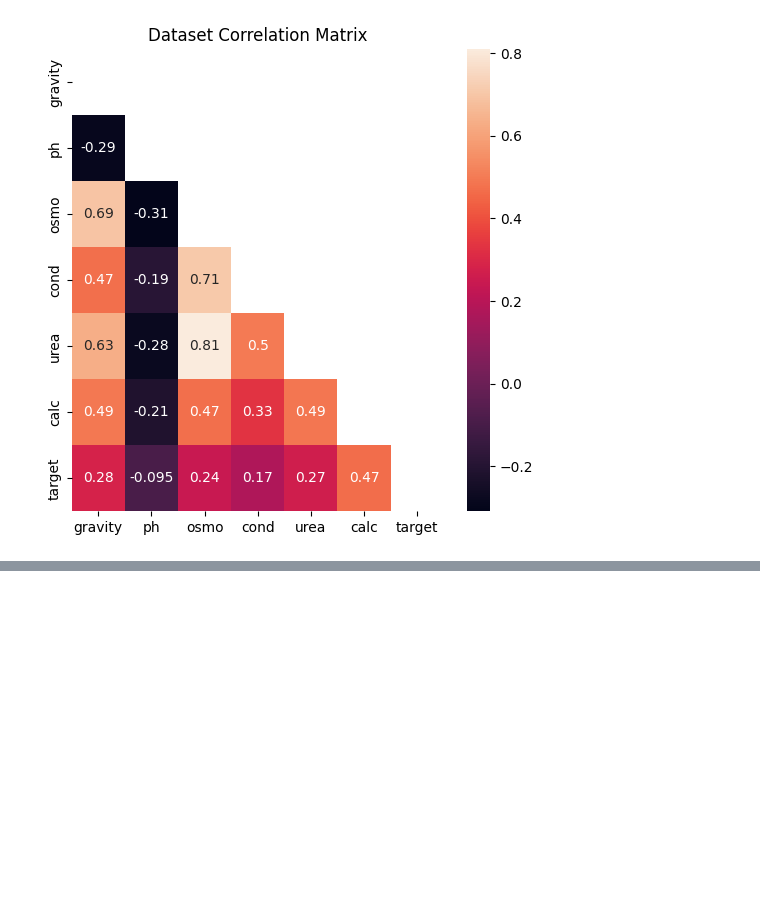
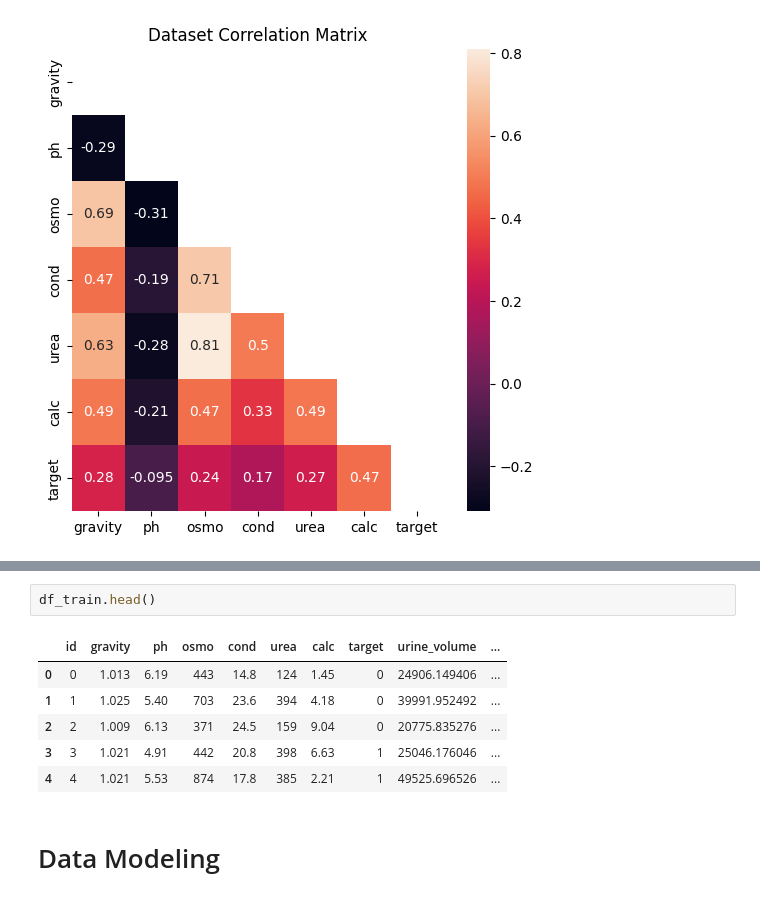
Before and after one commit to FirmanHasibuan14/kidney-stone-prediction, a Jupyter notebook: ML/Notebook/notebook.ipynb, the cells around one changed output, grey strips where cells are left out. Cells and saved outputs as stored; diff of their text form; blank space fills up the shorter version.

```diff
--- a/ML/Notebook/notebook.ipynb
+++ b/ML/Notebook/notebook.ipynb
@@ -170,0 +198,11 @@ plt.show()
+# %%
+df_train.head()
+# %% [output]
+|  | id | gravity | ph | osmo | cond | urea | calc | target | urine_volume | ... |
+| 0 | 0 | 1.013 | 6.19 | 443 | 14.8 | 124 | 1.45 | 0 | 24906.149406 | ... |
+| 1 | 1 | 1.025 | 5.40 | 703 | 23.6 | 394 | 4.18 | 0 | 39991.952492 | ... |
+| 2 | 2 | 1.009 | 6.13 | 371 | 24.5 | 159 | 9.04 | 0 | 20775.835276 | ... |
+| 3 | 3 | 1.021 | 4.91 | 442 | 20.8 | 398 | 6.63 | 1 | 25046.176046 | ... |
+| 4 | 4 | 1.021 | 5.53 | 874 | 17.8 | 385 | 2.21 | 1 | 49525.696526 | ... |
+# %% [markdown]
+# Data Modeling
```
Also changed, not shown: parts of 4 cells of this notebook.
